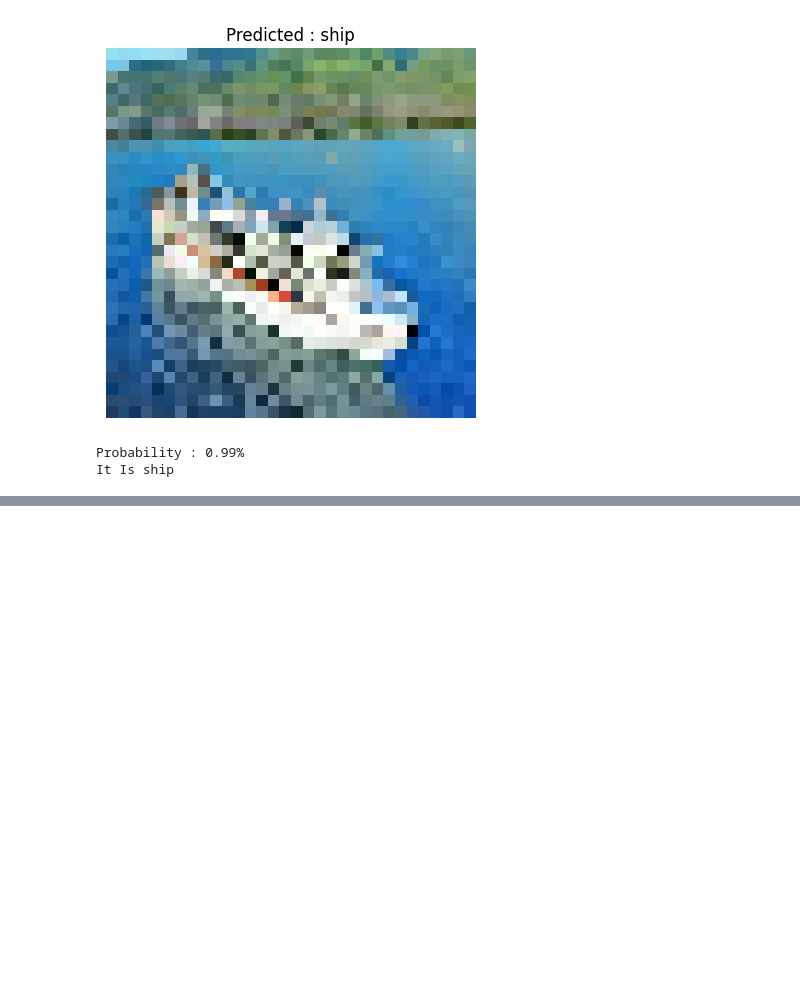
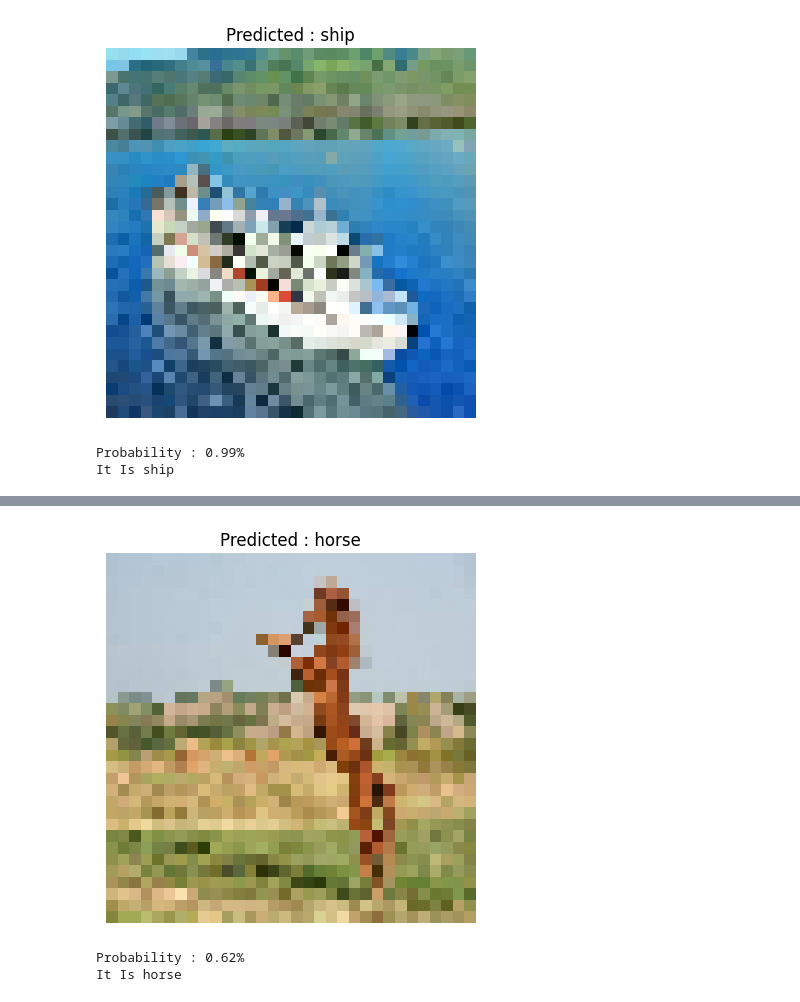
Before and after one commit to IImAriyan/Visual-AI-Projects, a Jupyter notebook: CNN_Project/main.ipynb, the cells around one changed output, grey strips where cells are left out. Saved outputs shown, nothing was run; the diff lists cells and outputs as text; code cells hidden in the pictures; blank space fills up the shorter version.

```diff
--- a/CNN_Project/main.ipynb
+++ b/CNN_Project/main.ipynb
@@ -167,3 +173,6 @@ show_prediction('test/test7.jpg')
 [figure]
 Probability : 0.99%
 It Is ship
+# %%
+show_prediction('test/test8.jpg')
+# %% [output]
@@ -169,0 +180,3 @@ It Is ship
+[figure, added]
+Probability : 0.62%
+It Is horse
```
Also changed, not shown: parts of 5 cells of this notebook, 11 other files.
